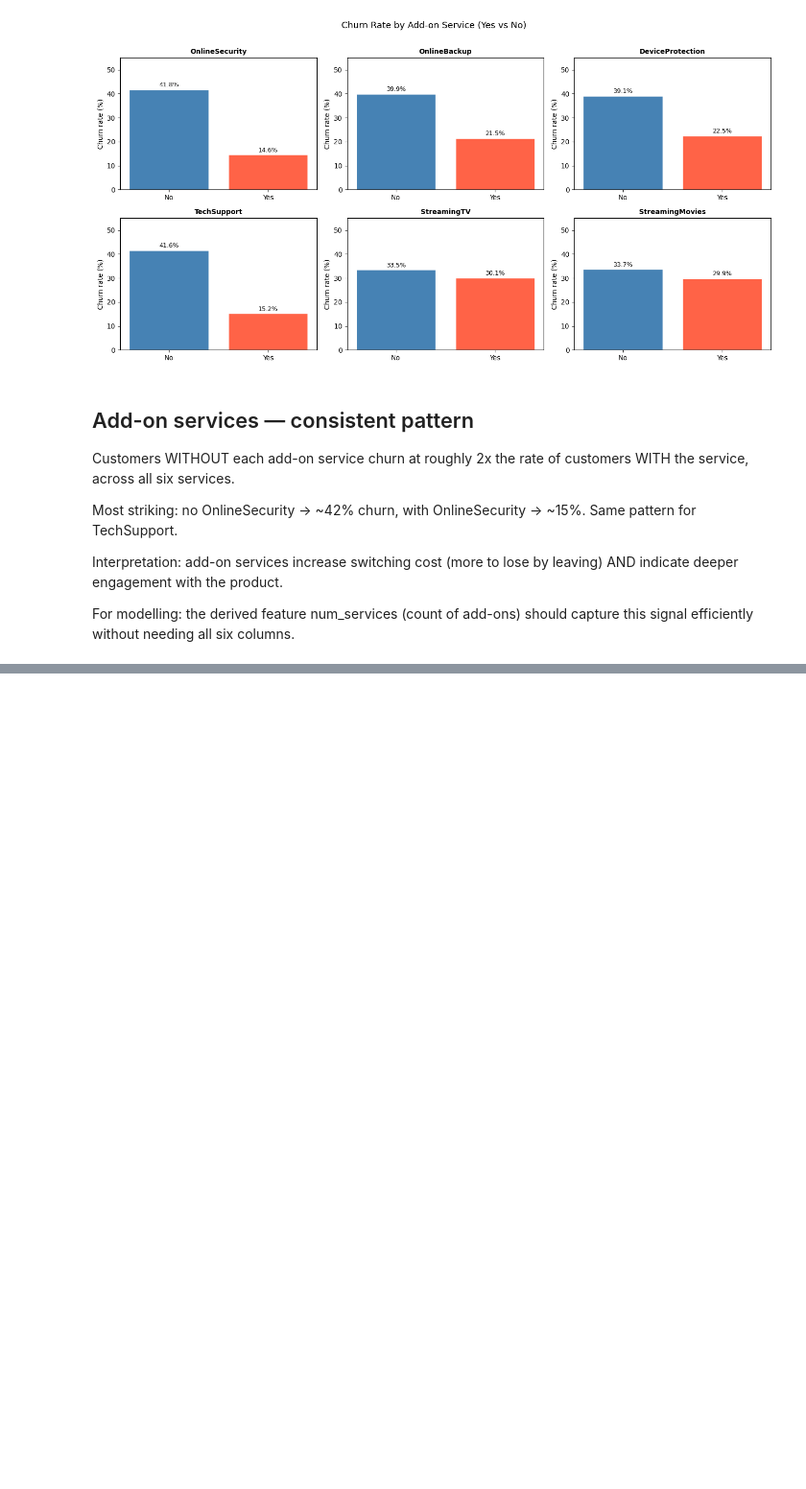
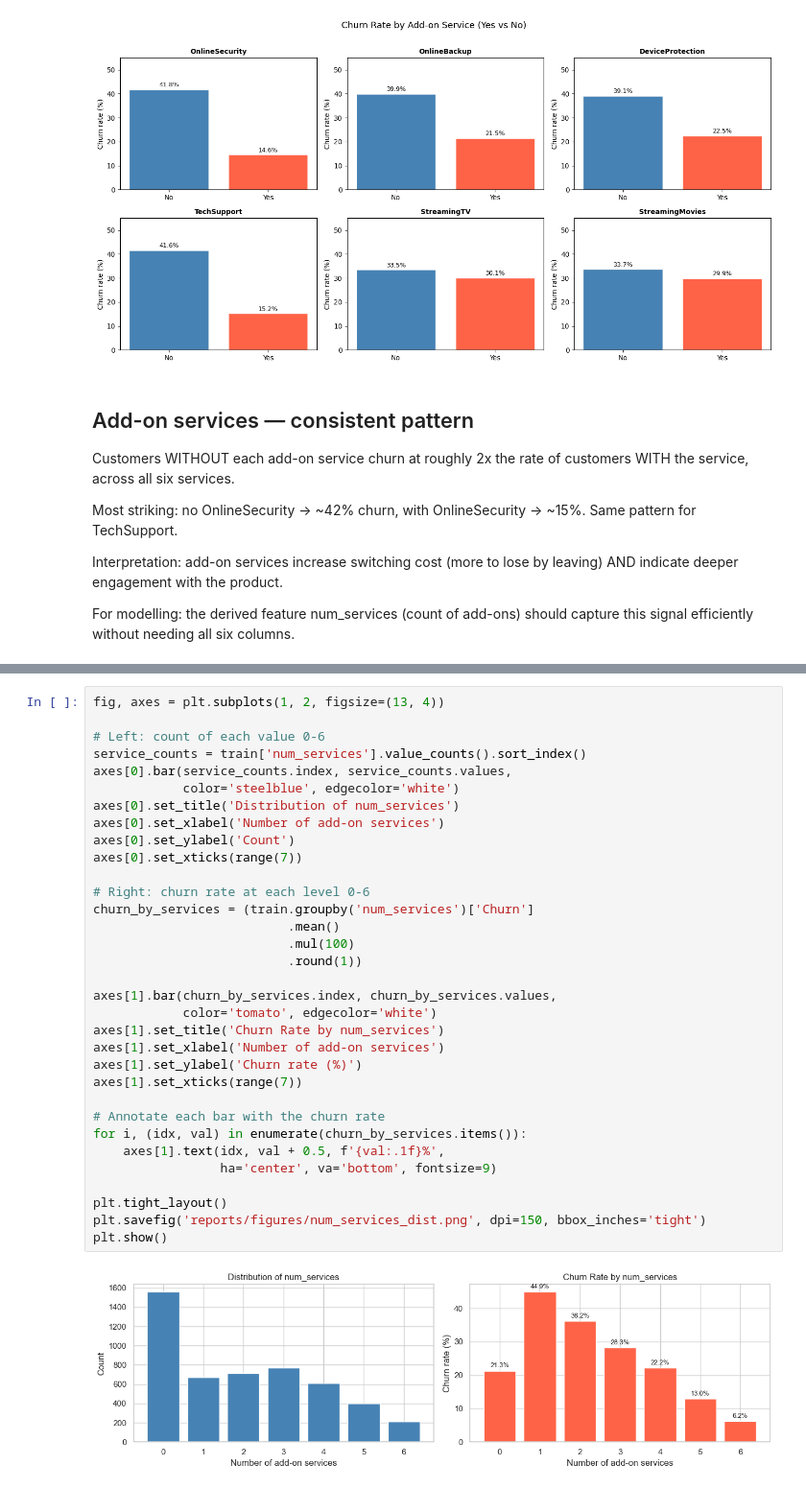
Before and after one commit to Sushanth-Allampati/churn-predictor, a Jupyter notebook: notebooks/01_eda.ipynb, the cells around one changed output, grey strips where cells are left out. Shown at 96% size. Cells and saved outputs as stored; diff of their text form; blank space fills up the shorter version.

```diff
--- a/notebooks/01_eda.ipynb
+++ b/notebooks/01_eda.ipynb
@@ -570,0 +714,35 @@ should capture this signal efficiently without needing all six columns.
+# %%
+fig, axes = plt.subplots(1, 2, figsize=(13, 4))
+
+# Left: count of each value 0-6
+service_counts = train['num_services'].value_counts().sort_index()
+axes[0].bar(service_counts.index, service_counts.values,
+            color='steelblue', edgecolor='white')
+axes[0].set_title('Distribution of num_services')
+axes[0].set_xlabel('Number of add-on services')
+axes[0].set_ylabel('Count')
+axes[0].set_xticks(range(7))
+
+# Right: churn rate at each level 0-6
+churn_by_services = (train.groupby('num_services')['Churn']
+                          .mean()
+                          .mul(100)
+                          .round(1))
+
+axes[1].bar(churn_by_services.index, churn_by_services.values,
+            color='tomato', edgecolor='white')
+axes[1].set_title('Churn Rate by num_services')
+axes[1].set_xlabel('Number of add-on services')
+axes[1].set_ylabel('Churn rate (%)')
+axes[1].set_xticks(range(7))
+
+# Annotate each bar with the churn rate
+for i, (idx, val) in enumerate(churn_by_services.items()):
+    axes[1].text(idx, val + 0.5, f'{val:.1f}%',
+                 ha='center', va='bottom', fontsize=9)
+
+plt.tight_layout()
+plt.savefig('reports/figures/num_services_dist.png', dpi=150, bbox_inches='tight')
+plt.show()
+# %% [output]
+[figure, added]
```
Also changed, not shown: parts of 12 cells of this notebook, 3 other files.
